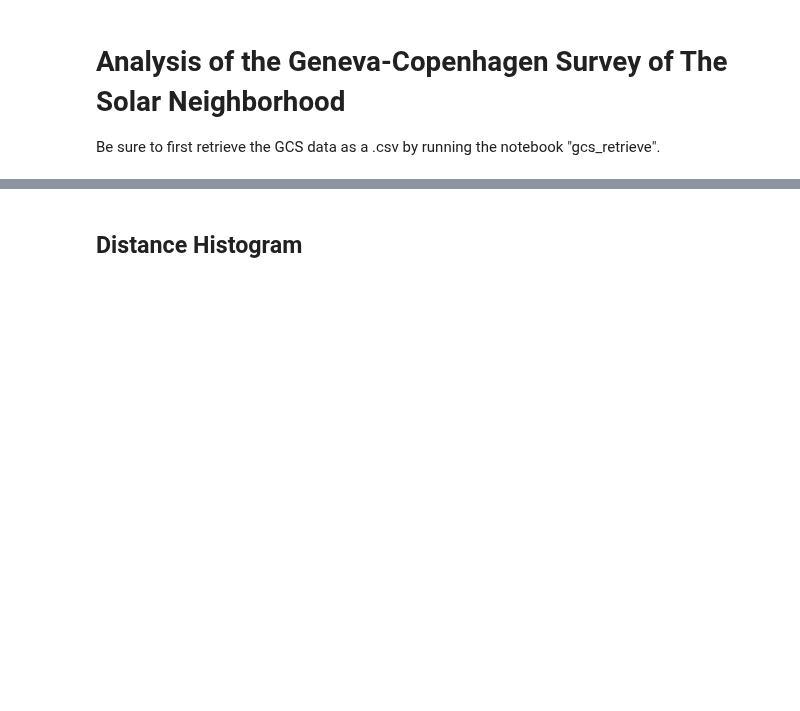
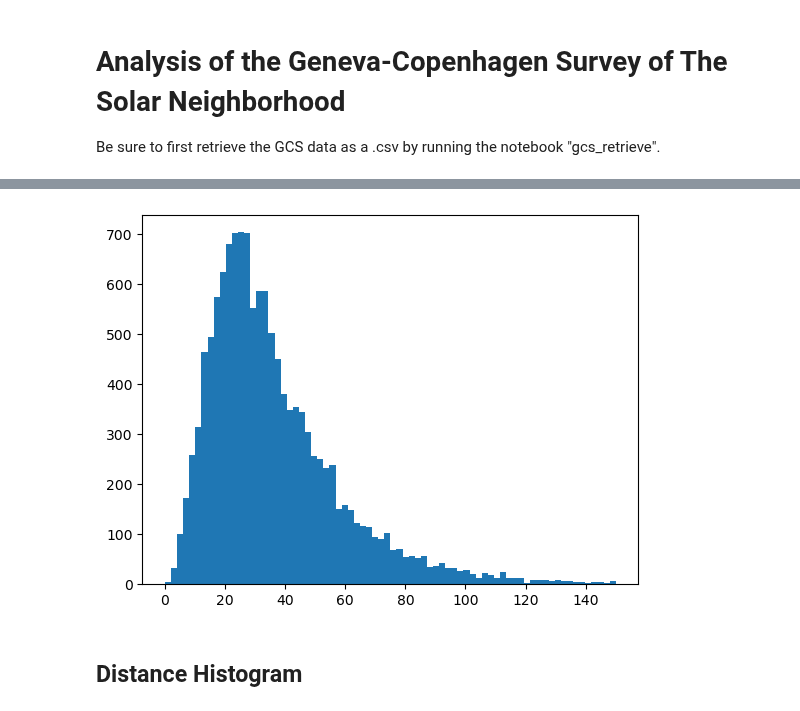
Before and after one commit to AutumnPearce/ISObooks, a Jupyter notebook: star_catalogs/gcs/gcs_analysis.ipynb, the cells around one changed output, grey strips where cells are left out. Saved outputs shown, nothing was run; the diff lists cells and outputs as text; code cells hidden in the pictures; blank space fills up the shorter version.

```diff
--- a/star_catalogs/gcs/gcs_analysis.ipynb
+++ b/star_catalogs/gcs/gcs_analysis.ipynb
@@ -11,0 +14,16 @@ data = pd.read_csv('../files/table1_gcs.csv')
+# %%
+# build a new, clean, dataframe
+clean_data = pd.DataFrame()
+
+has_distance = (data['Dist'] != data['Dist'][0])
+clean_data.loc[has_distance,'distance'] = data[has_distance]['Dist'].astype('int')
+
+has_age = (data['Age'] != data['Age'][0])
+clean_data.loc[has_age,'age'] = data[has_age]['Age'].astype('float')
+
+has_vels = (data['UVel'] != data['UVel'][0])
+clean_data.loc[has_vels,'UVel'] = data[has_vels]['UVel'].astype('float')
+clean_data.loc[has_vels,'VVel'] = data[has_vels]['VVel'].astype('float')
+clean_data.loc[has_vels,'WVel'] = data[has_vels]['WVel'].astype('float')
+
+clean_data
@@ -12,2 +44,17 @@ data = pd.read_csv('../files/table1_gcs.csv')
+# %%
+#Get LSR vels
+
+LSR = np.array([-10, -11, -7]) # Mamajek (2017)
+# consensus LSR estimate from Bland-Hawthorn & Gerhard (2016)
+
+clean_data.loc[has_vels,'rel_to_LSR'] = np.sqrt(((clean_data["UVel"] - LSR[0])**2\
+                                                + (clean_data["VVel"]- LSR[1])**2 \
+                                                + (clean_data["WVel"] - LSR[2])**2))
+# %%
+fig,ax = plt.subplots()
+ax.hist(clean_data['rel_to_LSR'],np.linspace(0, 150, 75))
+plt.show()
+# %% [output]
+[figure, added]
 # %% [markdown]
 ## Distance Histogram
```
Also changed, not shown: parts of 4 cells of this notebook, 5 other files.
